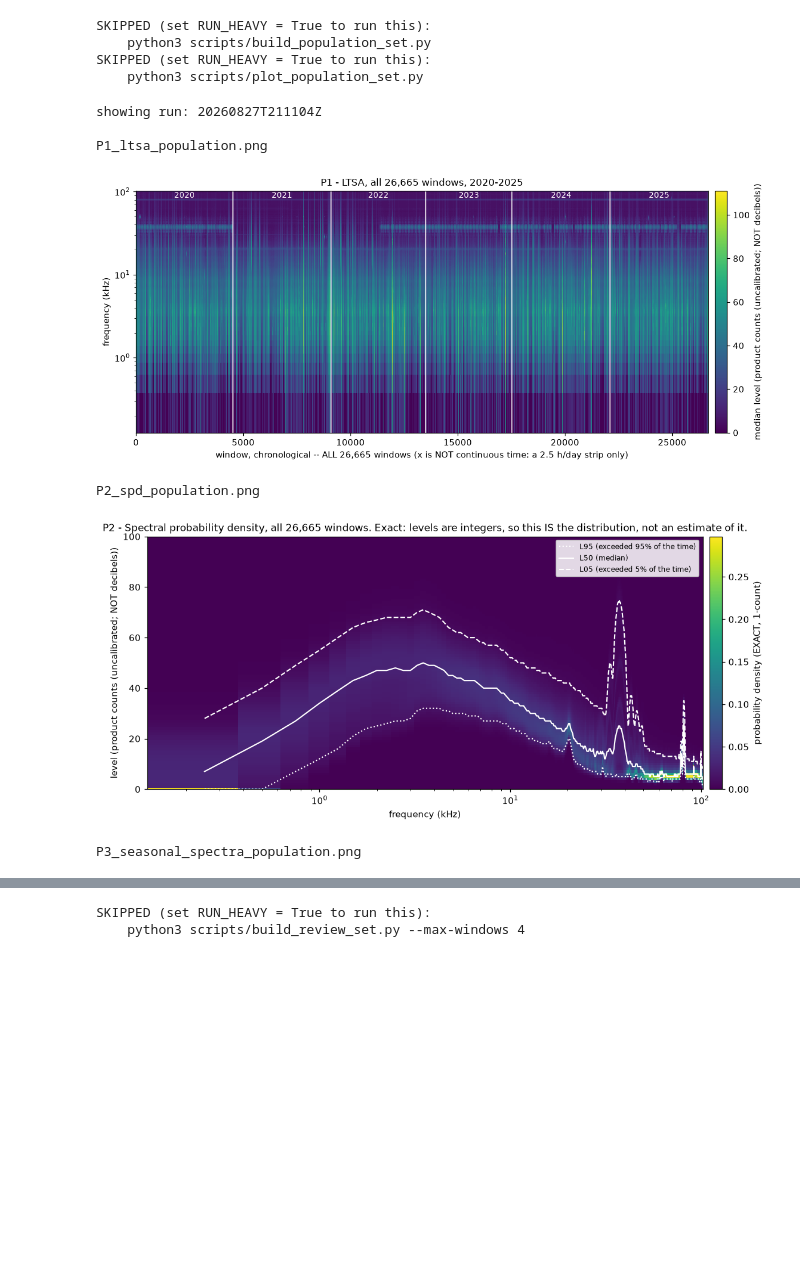
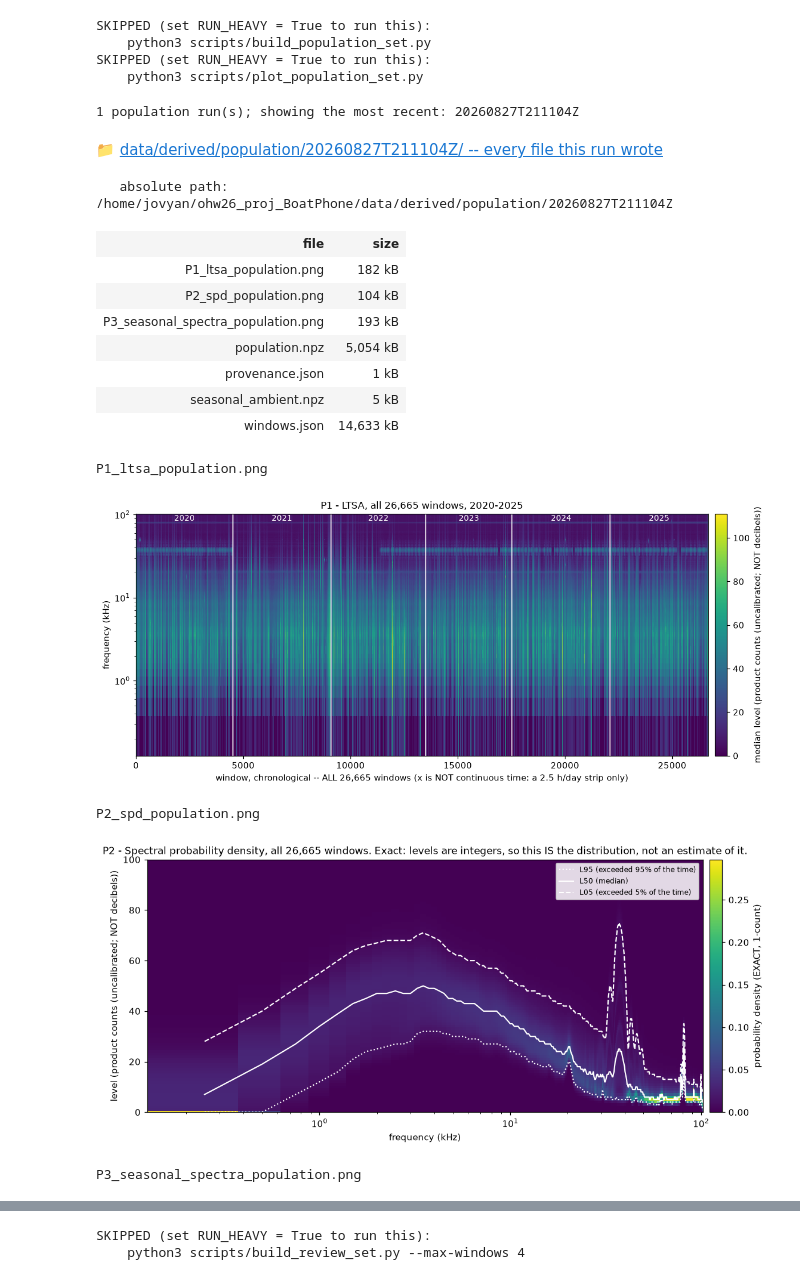
Before and after one commit to oceanhackweek/ohw26_proj_BoatPhone, a Jupyter notebook: final_notebooks/acoustic_pipeline.ipynb, the cells around one changed output, grey strips where cells are left out. Drawn from its saved outputs; the diff is of its cells as text; code cells hidden in the pictures; blank space fills up the shorter version.

```diff
--- a/final_notebooks/acoustic_pipeline.ipynb
+++ b/final_notebooks/acoustic_pipeline.ipynb
@@ -825,32 +903,47 @@ SKIPPED (set RUN_HEAVY = True to run this):
 SKIPPED (set RUN_HEAVY = True to run this):
     python3 scripts/plot_population_set.py
 # %%
-# Show the most recent population figures already on disk.
-from IPython.display import Image, display
-
+# Show the population figures already on disk, and link the folder holding them.
 pop_root = paths.DERIVED_DIR / "population"
 runs = sorted(p for p in pop_root.glob("*") if p.is_dir()) if pop_root.exists() else []
 if not runs:
     print(f"No population run under {pop_root} -- run the two cells above with RUN_HEAVY = True.")
 else:
     latest = runs[-1]
-    print("showing run:", latest.name)
-    for png in ["P1_ltsa_population.png", "P2_spd_population.png",
-                "P3_seasonal_spectra_population.png"]:
-        path = latest / png
-        if path.exists():
-            print("\n" + png)
-            display(Image(filename=str(path)))
-        else:
-            print(f"\n{png}: missing")
+    print(f"{len(runs)} population run(s); showing the most recent: {latest.name}\n")
+    show_folder(latest, f"data/derived/population/{latest.name}/  -- every file this run wrote")
+
+    rows = "".join(
+        f"<tr><td>{link(f)}</td><td style='text-align:right'>{f.stat().st_size/1024:,.0f} kB</td></tr>"
+        for f in sorted(latest.iterdir()) if f.is_file()
+    )
+    display(HTML("<table><tr><th align='left'>file</th><th>size</th></tr>" + rows + "</table>"))
+
+    for png in sorted(latest.glob("*.png")):
+        print(png.name)
+        display(Image(filename=str(png)))
+
+    if len(runs) > 1:
+        print("\nEarlier runs (kept; never overwritten):")
+        for r in runs[:-1]:
+            show_folder(r, r.name)
 # %% [output]
-showing run: 20260827T211104Z
-
-P1_ltsa_population.png
+1 population run(s); showing the most recent: 20260827T211104Z
+📁 data/derived/population/20260827T211104Z/ -- every file this run wrote
+   absolute path: /home/jovyan/ohw26_proj_BoatPhone/data/derived/population/20260827T211104Z
+| file | size |
+| P1_ltsa_population.png | 182 kB |
+| P2_spd_population.png | 104 kB |
+| P3_seasonal_spectra_population.png | 193 kB |
+| population.npz | 5,054 kB |
+| provenance.json | 1 kB |
+| seasonal_ambient.npz | 5 kB |
+| windows.json | 14,633 kB |
+P1_ltsa_population.png
 [figure]
-P2_spd_population.png
+P2_spd_population.png
 [figure]
-P3_seasonal_spectra_population.png
+P3_seasonal_spectra_population.png
 [figure]
 # %% [markdown]
 ---
```
Also changed, not shown: parts of 7 cells of this notebook.
